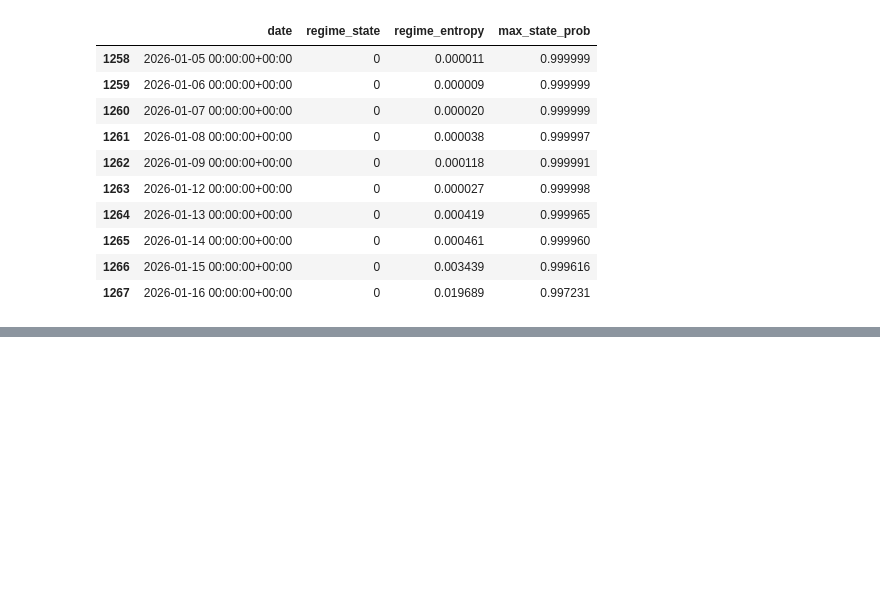
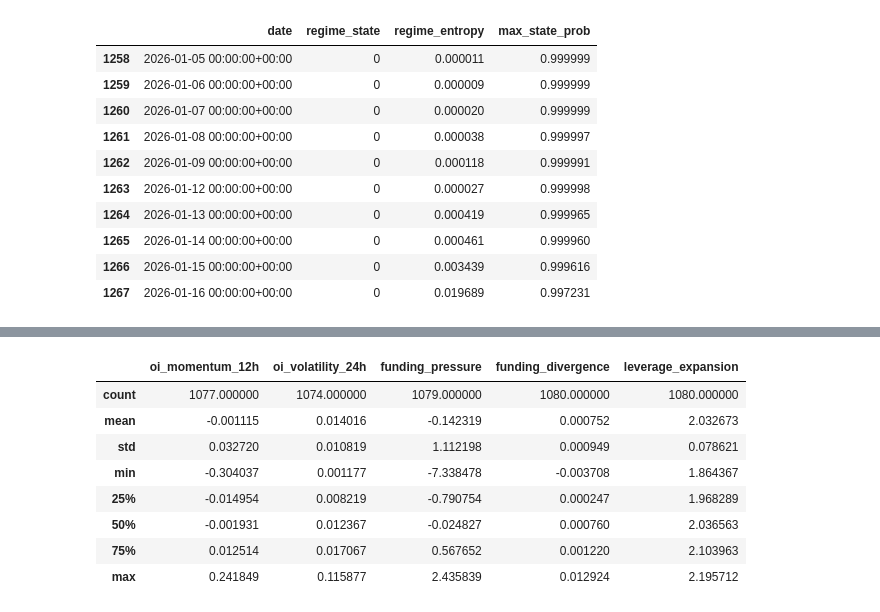
Before and after one commit to essington62/crypto-market-state, a Jupyter notebook: notebooks/assessment.ipynb, the cells around one changed output, grey strips where cells are left out. Saved outputs shown, nothing was run; the diff lists cells and outputs as text; code cells hidden in the pictures; blank space fills up the shorter version.

```diff
--- a/notebooks/assessment.ipynb
+++ b/notebooks/assessment.ipynb
@@ -1192,0 +1279,82 @@ Max abs diff entropy (states vs cross): 0.0
+# %%
+import pandas as pd
+from pathlib import Path
+
+path = Path("/Users/brown/Documents/MLGeral/crypto_v2/crypto-market-state/data/03_primary/derivatives/coinglass/BTCUSDT_4h.parquet")
+
+print("File exists:", path.exists())
+
+df = pd.read_parquet(path)
+
+print("\nShape:", df.shape)
+
+print("\nColumns:")
+print(df.columns.tolist())
+
+print("\nDtypes:")
+print(df.dtypes)
+
+print("\nHead:")
+display(df.head())
+
+print("\nTail:")
+display(df.tail())
+
+# --------------------------------------------------
+# INDEX CHECKS
+# --------------------------------------------------
+
+print("\nIndex dtype:", df.index.dtype)
+print("Timezone:", getattr(df.index, "tz", None))
+print("Duplicate timestamps:", df.index.duplicated().sum())
+print("Is sorted:", df.index.is_monotonic_increasing)
+
+# --------------------------------------------------
+# EXPECTED L2 COLUMNS
+# --------------------------------------------------
+
+expected_l2 = [
+    "oi_binance",
+    "oi_aggregated",
+    "funding_binance",
+    "funding_oi_weighted",
+    "funding_vol_weighted",
+]
+
+print("\nL2 columns present:")
+for c in expected_l2:
+    print(c, "→", c in df.columns)
+
+# --------------------------------------------------
+# EXPECTED L3 FEATURES
+# --------------------------------------------------
+
+expected_features = [
+    "oi_momentum_12h",
+    "oi_volatility_24h",
+    "funding_pressure",
+    "funding_divergence",
+    "leverage_expansion",
+]
+
+print("\nL3 features present:")
+for c in expected_features:
+    print(c, "→", c in df.columns)
+
+# --------------------------------------------------
+# NaN CHECK
+# --------------------------------------------------
+
+print("\nNaN count:")
+print(df[expected_features].isna().sum())
+
+# --------------------------------------------------
+# QUICK FEATURE SANITY
+# --------------------------------------------------
+
+print("\nFeature summary:")
+display(df[expected_features].describe())
+
+print("\nCorrelation matrix:")
+display(df[expected_features].corr())
+# %% [output]
@@ -1192,0 +1410,9 @@ Max abs diff entropy (states vs cross): 0.0
+|  | oi_momentum_12h | oi_volatility_24h | funding_pressure | funding_divergence | leverage_expansion |
+| count | 1077.000000 | 1074.000000 | 1079.000000 | 1080.000000 | 1080.000000 |
+| mean | -0.001115 | 0.014016 | -0.142319 | 0.000752 | 2.032673 |
+| std | 0.032720 | 0.010819 | 1.112198 | 0.000949 | 0.078621 |
+| min | -0.304037 | 0.001177 | -7.338478 | -0.003708 | 1.864367 |
+| 25% | -0.014954 | 0.008219 | -0.790754 | 0.000247 | 1.968289 |
+| 50% | -0.001931 | 0.012367 | -0.024827 | 0.000760 | 2.036563 |
+| 75% | 0.012514 | 0.017067 | 0.567652 | 0.001220 | 2.103963 |
+| max | 0.241849 | 0.115877 | 2.435839 | 0.012924 | 2.195712 |
```
Also changed, not shown: parts of 8 cells of this notebook, 42 other files.
